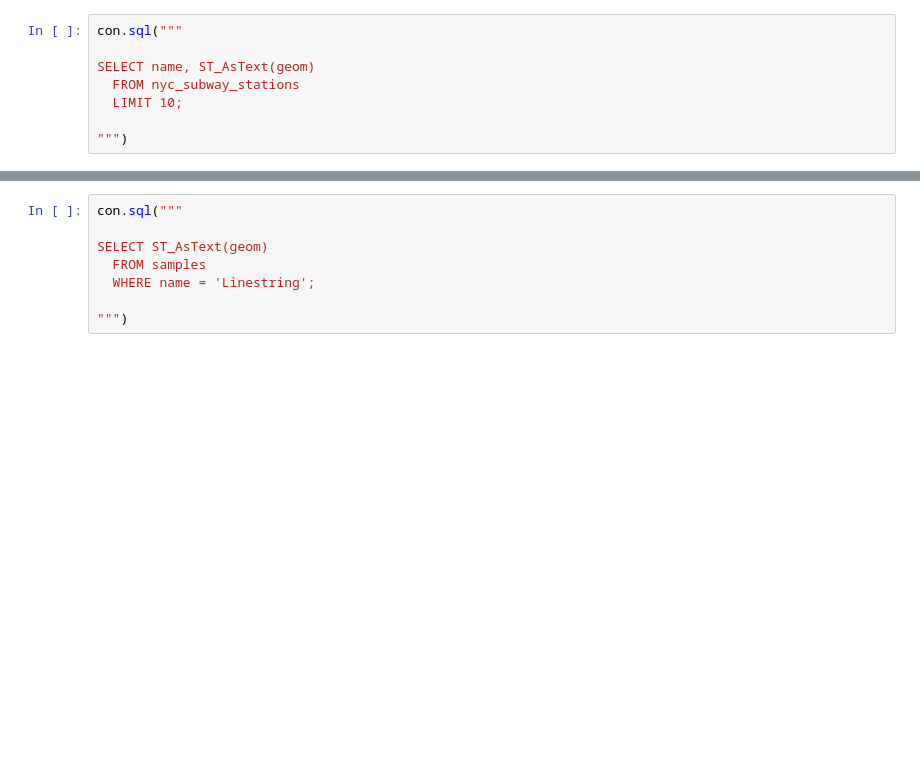
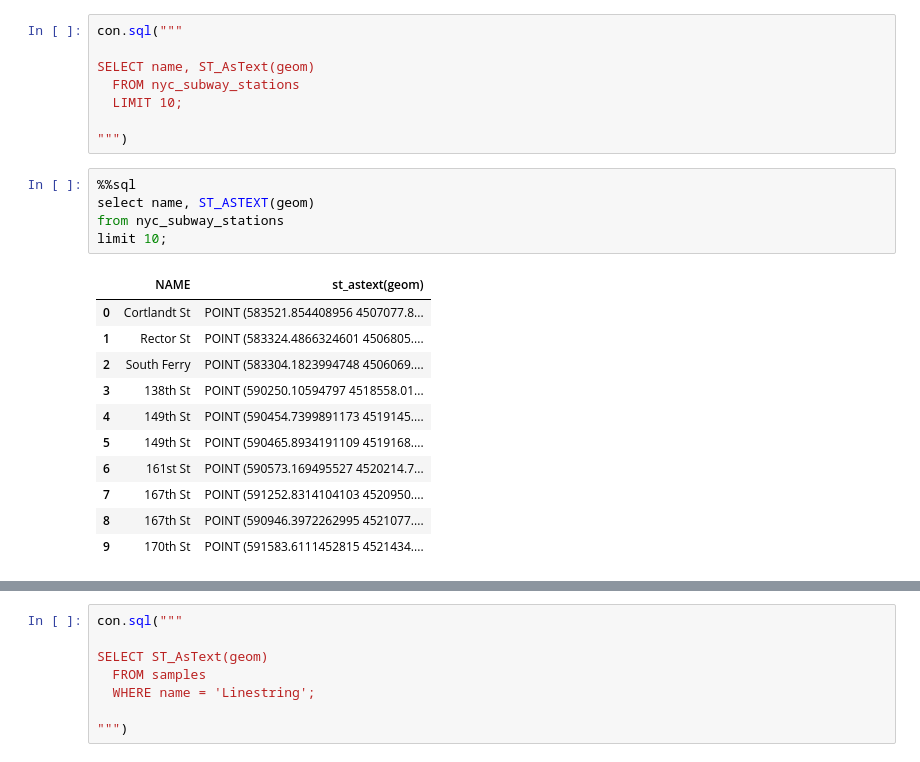
Before and after one commit to siyi-w/bsabd, a Jupyter notebook: notebooks/W03_geometries.ipynb, the cells around one changed output, grey strips where cells are left out. Drawn from its saved outputs; the diff is of its cells as text; blank space fills up the shorter version.

```diff
--- a/notebooks/W03_geometries.ipynb
+++ b/notebooks/W03_geometries.ipynb
@@ -161,6 +246,23 @@ SELECT name, ST_AsText(geom)
   LIMIT 10;
 
 """)
+# %%
+%%sql
+select name, ST_ASTEXT(geom)
+from nyc_subway_stations
+limit 10;
+# %% [output]
+|  | NAME | st_astext(geom) |
+| 0 | Cortlandt St | POINT (583521.854408956 4507077.8... |
+| 1 | Rector St | POINT (583324.4866324601 4506805.... |
+| 2 | South Ferry | POINT (583304.1823994748 4506069.... |
+| 3 | 138th St | POINT (590250.10594797 4518558.01... |
+| 4 | 149th St | POINT (590454.7399891173 4519145.... |
+| 5 | 149th St | POINT (590465.8934191109 4519168.... |
+| 6 | 161st St | POINT (590573.169495527 4520214.7... |
+| 7 | 167th St | POINT (591252.8314104103 4520950.... |
+| 8 | 167th St | POINT (590946.3972262995 4521077.... |
+| 9 | 170th St | POINT (591583.6111452815 4521434.... |
 # %% [markdown]
 ## Linestrings
 
```
Also changed, not shown: parts of 19 cells of this notebook.
